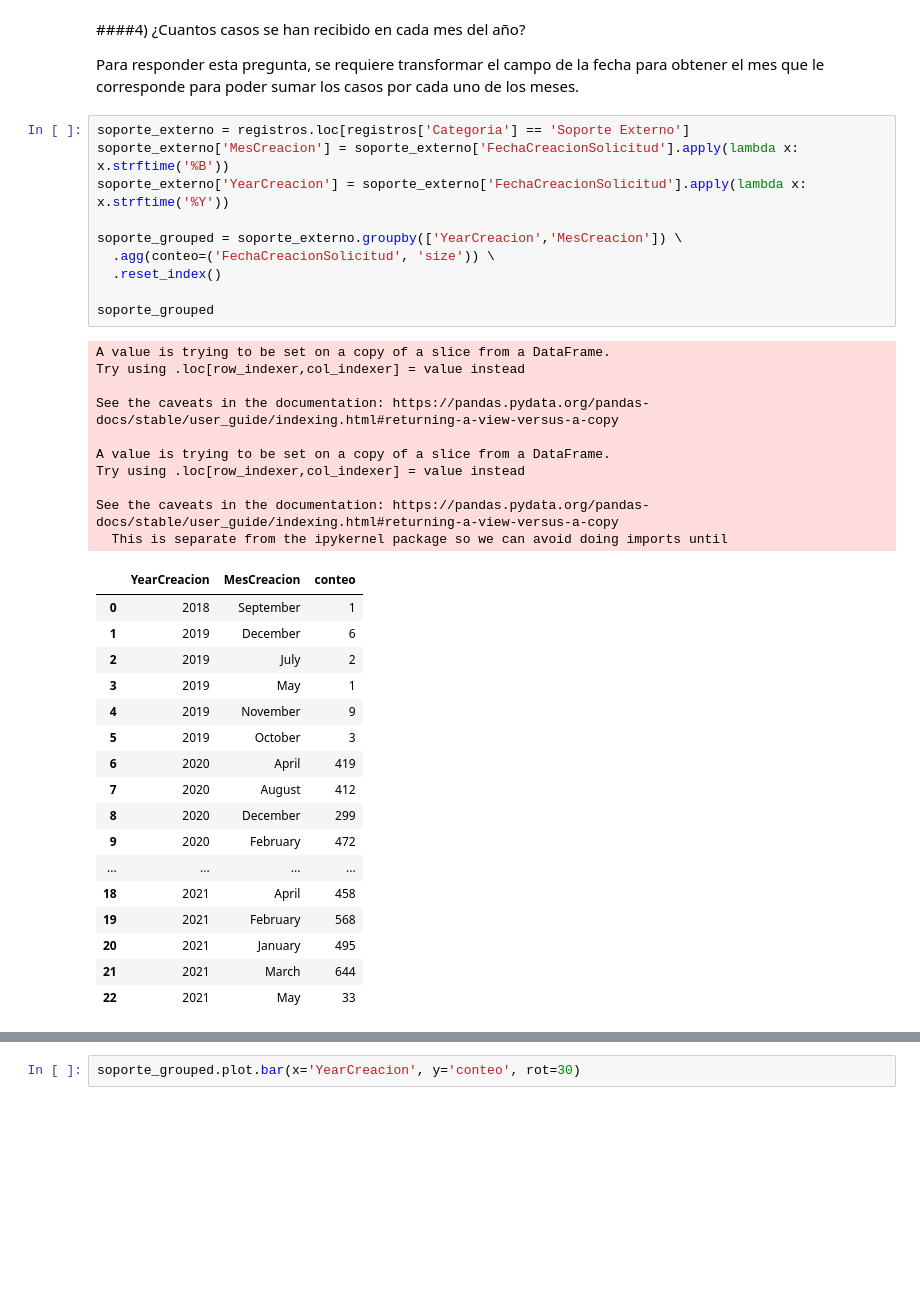
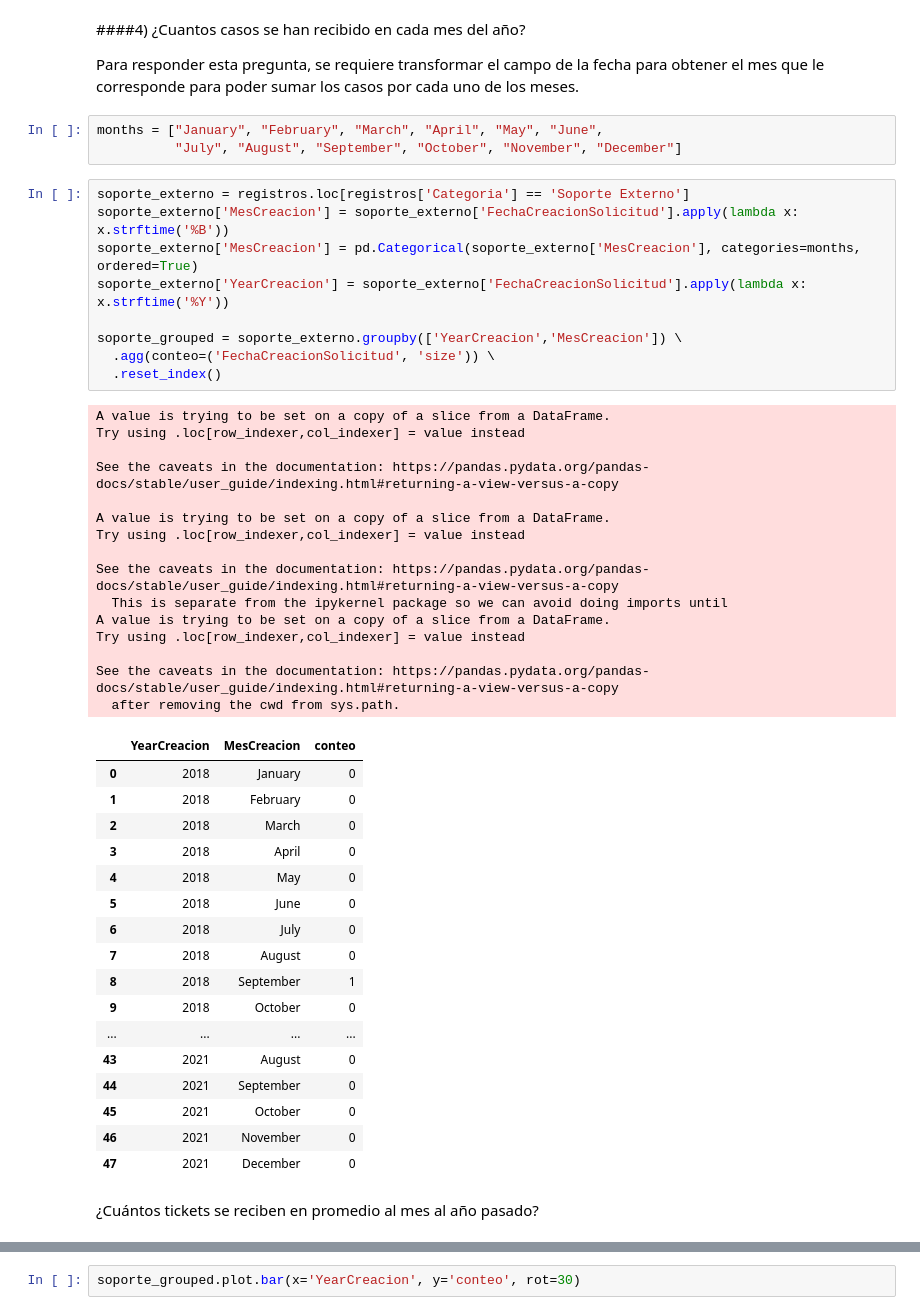
Before and after one commit to earandir/Data-Analyst, a Jupyter notebook: Modulo04/CheckPoint/Proyecto_CheckPoint.ipynb, the cells around one changed output, grey strips where cells are left out. Saved outputs shown, nothing was run; the diff lists cells and outputs as text; blank space fills up the shorter version.

```diff
--- a/Modulo04/CheckPoint/Proyecto_CheckPoint.ipynb
+++ b/Modulo04/CheckPoint/Proyecto_CheckPoint.ipynb
@@ -184,41 +177,50 @@ sns.set_context('notebook')
 ####4) ¿Cuantos casos se han recibido en cada mes del año?
 
 Para responder esta pregunta, se requiere transformar el campo de la fecha para obtener el mes que le corresponde para poder sumar los casos por cada uno de los meses.
+# %%
+months = ["January", "February", "March", "April", "May", "June",
+          "July", "August", "September", "October", "November", "December"]
 # %%
 soporte_externo = registros.loc[registros['Categoria'] == 'Soporte Externo']
 soporte_externo['MesCreacion'] = soporte_externo['FechaCreacionSolicitud'].apply(lambda x: x.strftime('%B'))
+soporte_externo['MesCreacion'] = pd.Categorical(soporte_externo['MesCreacion'], categories=months, ordered=True)
 soporte_externo['YearCreacion'] = soporte_externo['FechaCreacionSolicitud'].apply(lambda x: x.strftime('%Y'))
 
 soporte_grouped = soporte_externo.groupby(['YearCreacion','MesCreacion']) \
   .agg(conteo=('FechaCreacionSolicitud', 'size')) \
   .reset_index()
-
-soporte_grouped
 # %% [output]
 A value is trying to be set on a copy of a slice from a DataFrame.
 Try using .loc[row_indexer,col_indexer] = value instead
 
 See the caveats in the documentation: https://pandas.pydata.org/pandas-docs/stable/user_guide/indexing.html#returning-a-view-versus-a-copy
 
 A value is trying to be set on a copy of a slice from a DataFrame.
 Try using .loc[row_indexer,col_indexer] = value instead
 
 See the caveats in the documentation: https://pandas.pydata.org/pandas-docs/stable/user_guide/indexing.html#returning-a-view-versus-a-copy
   This is separate from the ipykernel package so we can avoid doing imports until
+A value is trying to be set on a copy of a slice from a DataFrame.
+Try using .loc[row_indexer,col_indexer] = value instead
+
+See the caveats in the documentation: https://pandas.pydata.org/pandas-docs/stable/user_guide/indexing.html#returning-a-view-versus-a-copy
+  after removing the cwd from sys.path.
 |  | YearCreacion | MesCreacion | conteo |
-| 0 | 2018 | September | 1 |
-| 1 | 2019 | December | 6 |
-| 2 | 2019 | July | 2 |
-| 3 | 2019 | May | 1 |
-| 4 | 2019 | November | 9 |
-| 5 | 2019 | October | 3 |
-| 6 | 2020 | April | 419 |
-| 7 | 2020 | August | 412 |
-| 8 | 2020 | December | 299 |
-| 9 | 2020 | February | 472 |
+| 0 | 2018 | January | 0 |
+| 1 | 2018 | February | 0 |
+| 2 | 2018 | March | 0 |
+| 3 | 2018 | April | 0 |
+| 4 | 2018 | May | 0 |
+| 5 | 2018 | June | 0 |
+| 6 | 2018 | July | 0 |
+| 7 | 2018 | August | 0 |
+| 8 | 2018 | September | 1 |
+| 9 | 2018 | October | 0 |
 | ... | ... | ... | ... |
-| 18 | 2021 | April | 458 |
-| 19 | 2021 | February | 568 |
-| 20 | 2021 | January | 495 |
-| 21 | 2021 | March | 644 |
-| 22 | 2021 | May | 33 |
+| 43 | 2021 | August | 0 |
+| 44 | 2021 | September | 0 |
+| 45 | 2021 | October | 0 |
+| 46 | 2021 | November | 0 |
+| 47 | 2021 | December | 0 |
+# %% [markdown]
+¿Cuántos tickets se reciben en promedio al mes al año pasado?
```
Also changed, not shown: parts of 3 cells of this notebook.
